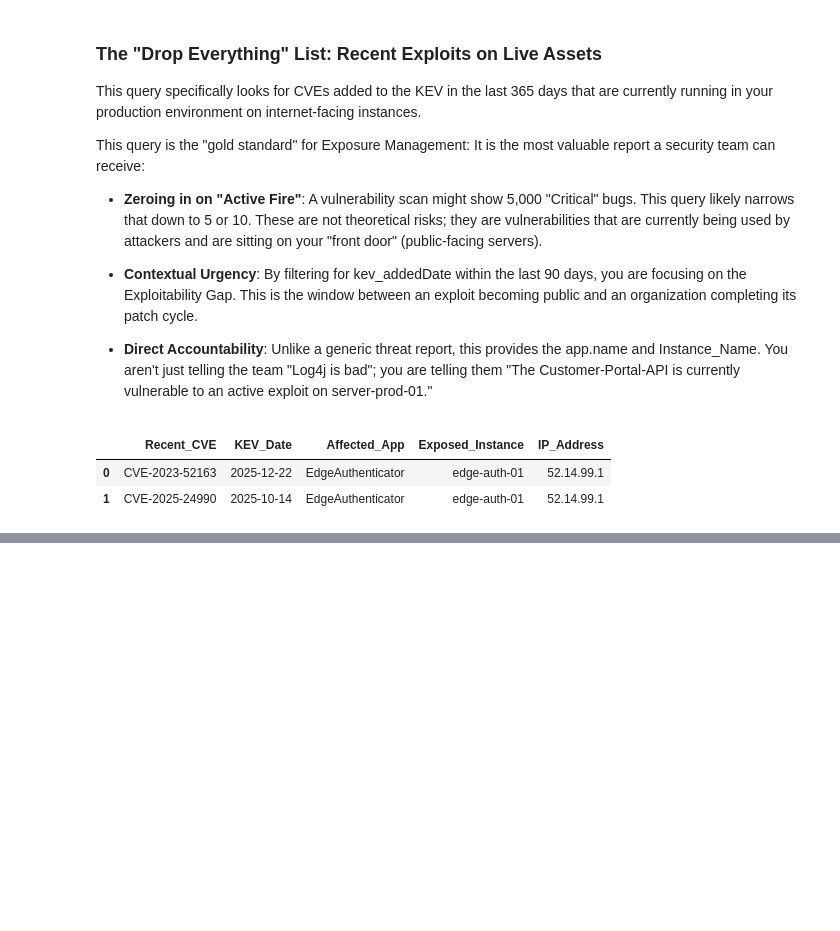
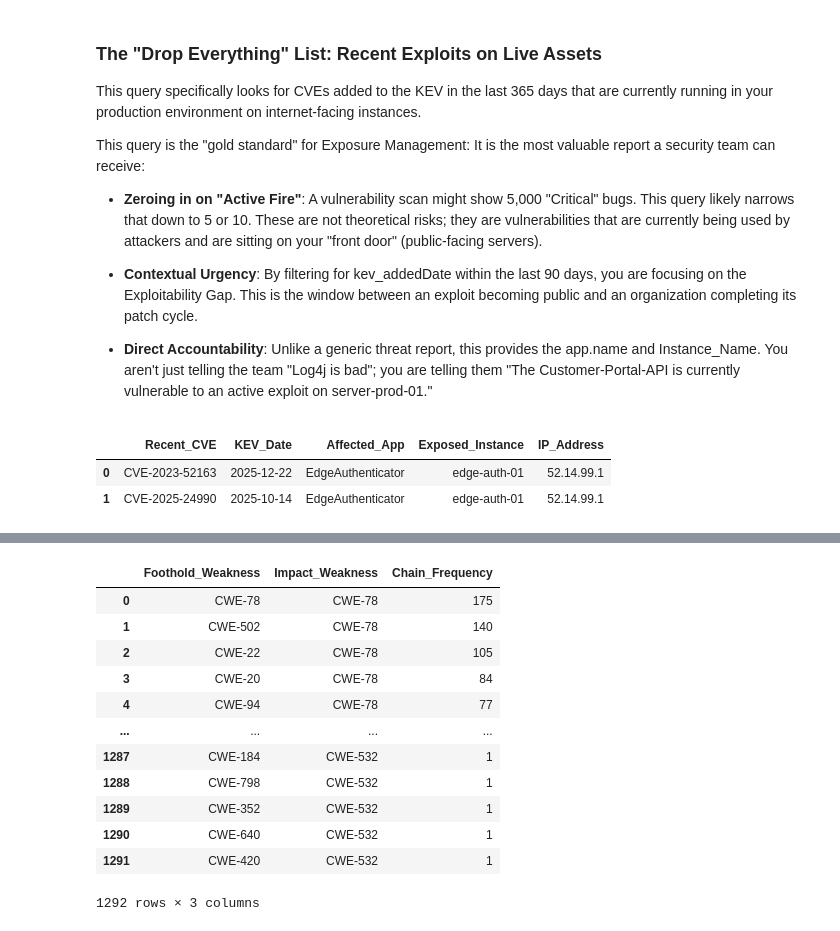
Before and after one commit to pedroleitao-neo4j/cyber-vpem, a Jupyter notebook: other.ipynb, the cells around one changed output, grey strips where cells are left out. Cells and saved outputs as stored; diff of their text form; code cells hidden in the pictures; blank space fills up the shorter version.

```diff
--- a/other.ipynb
+++ b/other.ipynb
@@ -166,0 +175,26 @@ df
+# %%
+query = """
+MATCH (w1:CWE)<-[:HAS_PROBLEM_TYPE]-(v1:CVE)-[:LISTED_IN]->(:Catalog {name: 'CISA KEV'})
+MATCH (w2:CWE)<-[:HAS_PROBLEM_TYPE]-(v2:CVE)-[:LISTED_IN]->(:Catalog {name: 'CISA KEV'})
+WHERE v1.attackVector = 'NETWORK' AND v2.privilegesRequired = 'HIGH'
+RETURN w1.id AS Foothold_Weakness, w2.id AS Impact_Weakness, count(*) AS Chain_Frequency
+ORDER BY Chain_Frequency DESC
+"""
+results = run_cypher(query)
+# Print the results as an html table
+df = pd.DataFrame(results)
+df
+# %% [output]
+|  | Foothold_Weakness | Impact_Weakness | Chain_Frequency |
+| 0 | CWE-78 | CWE-78 | 175 |
+| 1 | CWE-502 | CWE-78 | 140 |
+| 2 | CWE-22 | CWE-78 | 105 |
+| 3 | CWE-20 | CWE-78 | 84 |
+| 4 | CWE-94 | CWE-78 | 77 |
+| ... | ... | ... | ... |
+| 1287 | CWE-184 | CWE-532 | 1 |
+| 1288 | CWE-798 | CWE-532 | 1 |
+| 1289 | CWE-352 | CWE-532 | 1 |
+| 1290 | CWE-640 | CWE-532 | 1 |
+| 1291 | CWE-420 | CWE-532 | 1 |
+1292 rows × 3 columns
```
Also changed, not shown: parts of 7 cells of this notebook, 2 other files.
